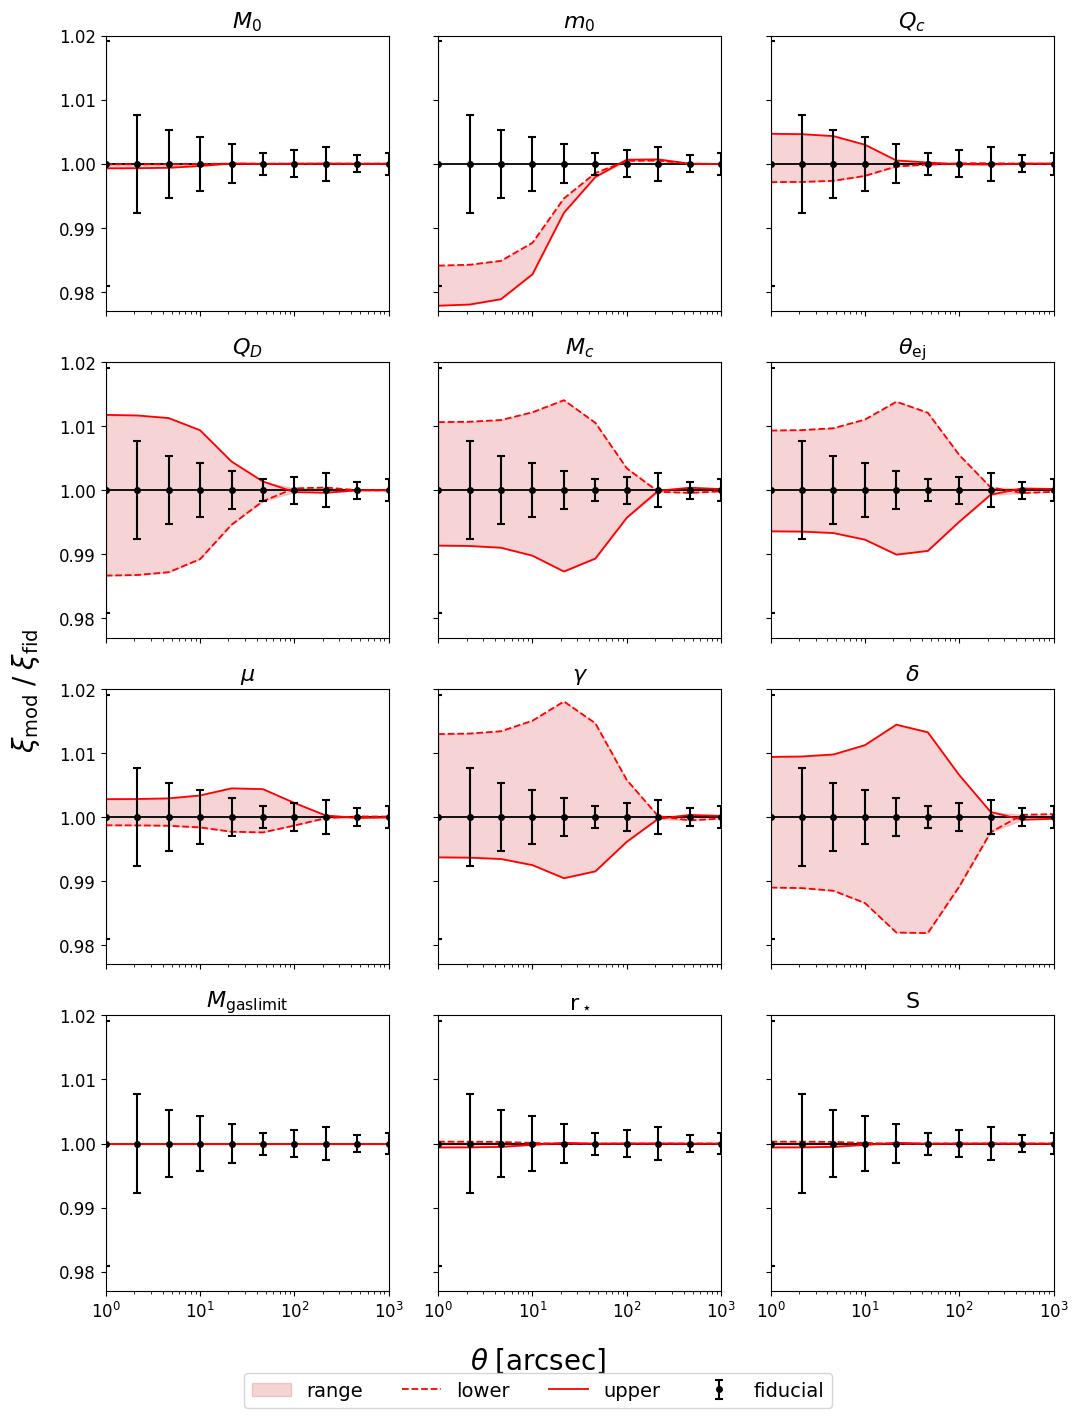
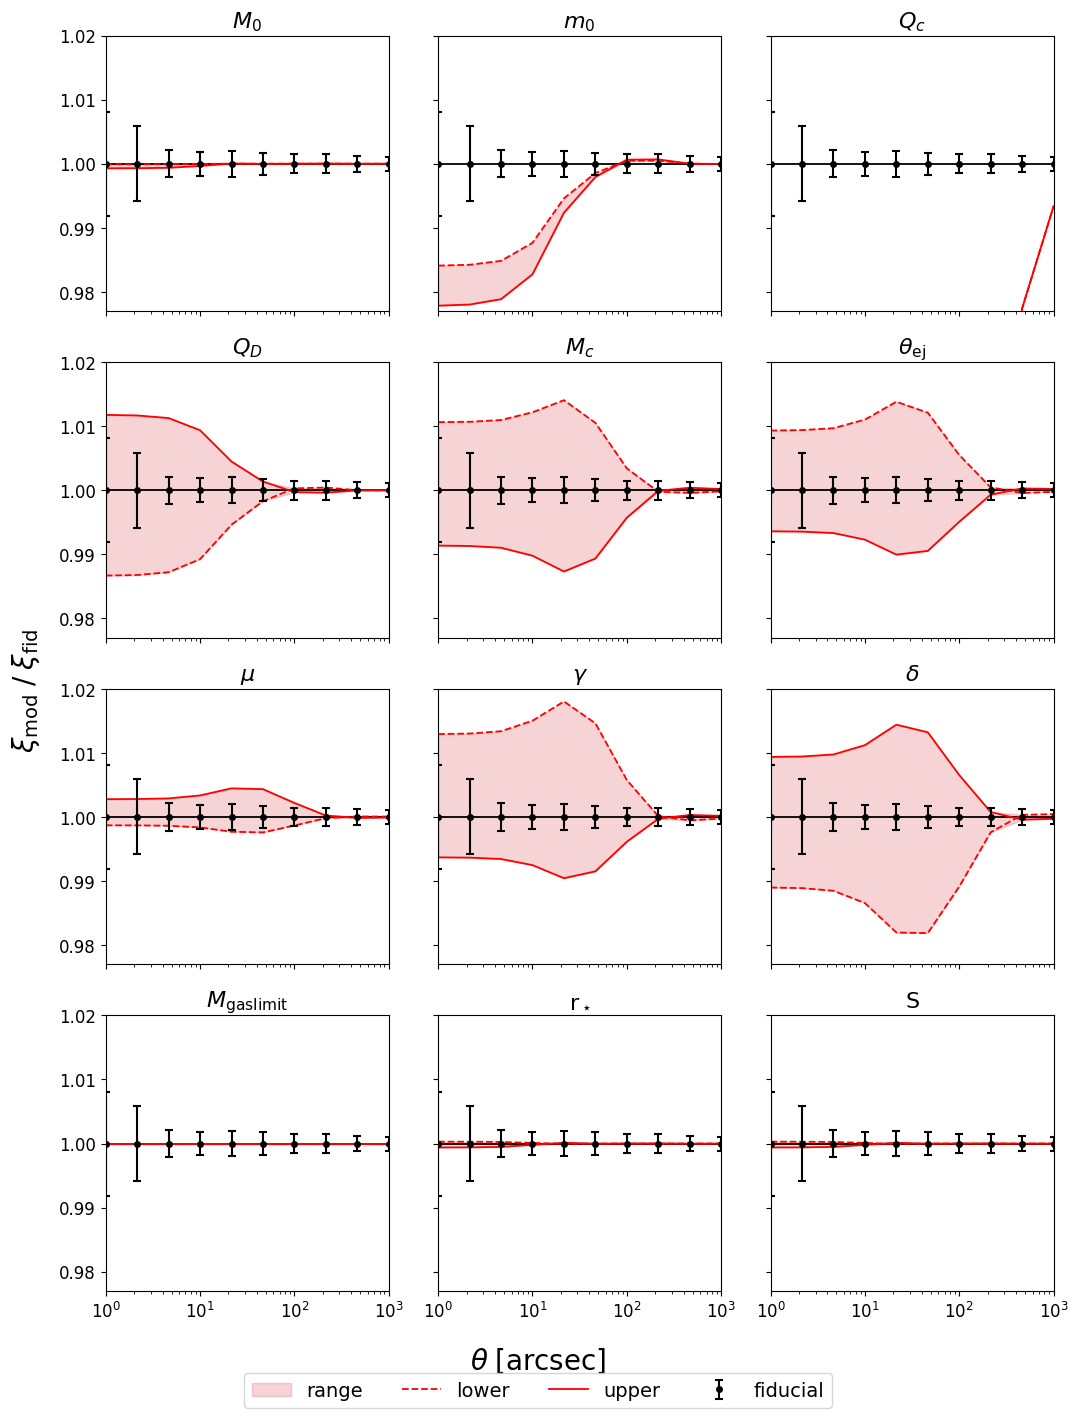
Unified diff of the notebook cell whose output changed from the first chart to the second:
--- before
+++ after
@@ -43,4 +43,5 @@
         ax.set_xlim(1, 1e3)
         ax.set_ylim(0.977, 1.02)
+        # ax.set_ylim(0.2, 0.24) 
         ax.set_title(label, pad=6)
 
@@ -60,3 +61,3 @@
     
 plot_ratio_grid_band(variants_lower, variants_upper)
-plt.savefig('mock_measurements_parameter_effects.pdf', bbox_inches='tight', dpi=300)
+# plt.savefig('mock_measurements_parameter_effects.pdf', bbox_inches='tight', dpi=300)

Commit: .